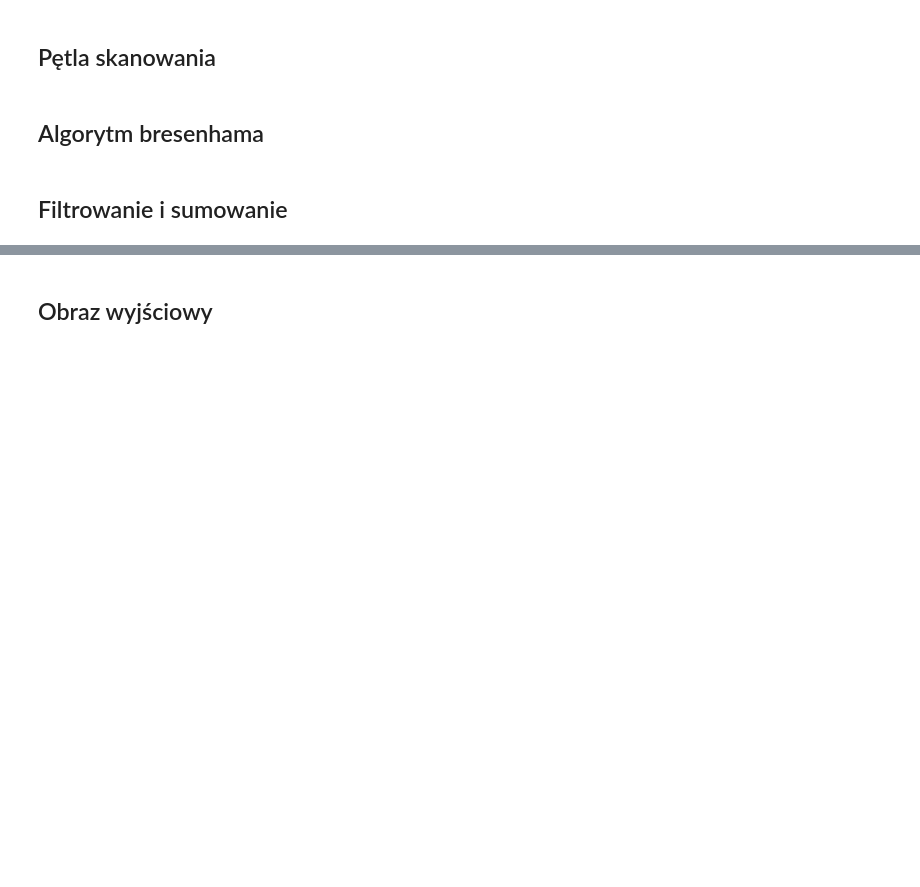
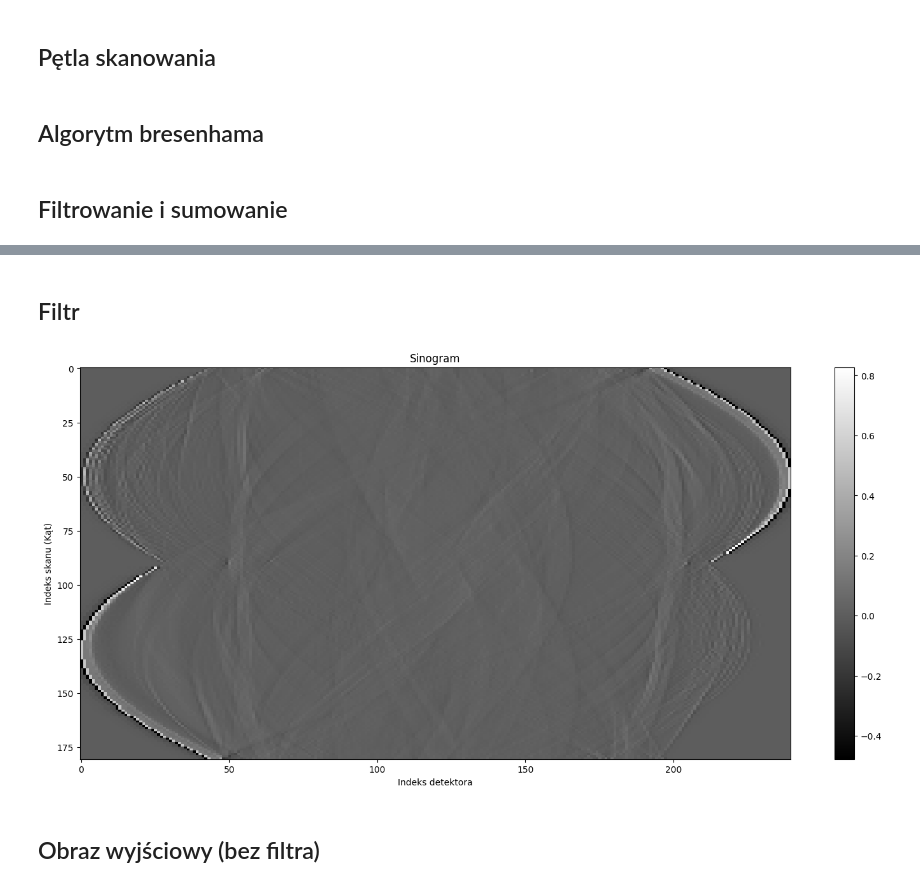
Before and after one commit to Szymonur/tomograf, a Jupyter notebook: tomograf.ipynb, the cells around one changed output, grey strips where cells are left out. Cells and saved outputs as stored; diff of their text form; code cells hidden in the pictures; blank space fills up the shorter version.

```diff
--- a/tomograf.ipynb
+++ b/tomograf.ipynb
@@ -161,2 +158,22 @@ show_sinogram(sinogram)
+# %% [markdown]
+## Filtr
+# %%
+filter = []
+for k in range(-10,11):
+    if k == 0:
+        filter.append(1)
+    elif k%2 == 0:
+        filter.append(0)
+    else:
+        filter.append(-4/pow(math.pi,2)/pow(k,2))
+
+filtered_sinogram = []
+
+for i in range(len(sinogram)):
+    filtered_sinogram.append(np.convolve(sinogram[i], filter, mode='same'))
+
+show_sinogram(filtered_sinogram)
+# %% [output]
+[figure, added]
 # %% [markdown]
-## Obraz wyjściowy
+## Obraz wyjściowy (bez filtra)
```
Also changed, not shown: parts of 10 cells of this notebook.
